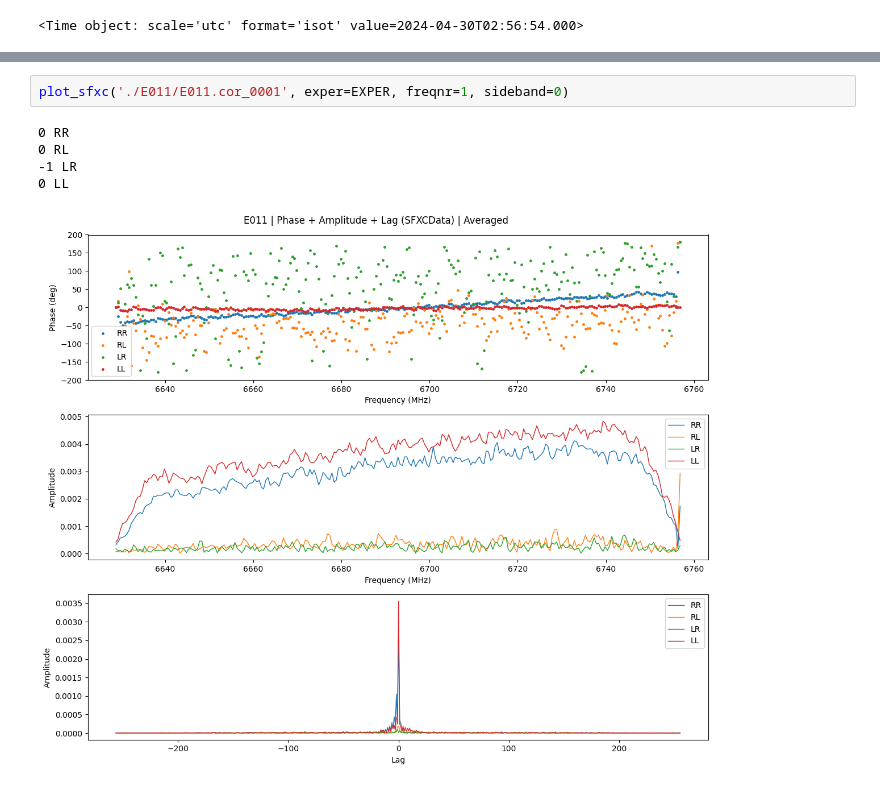
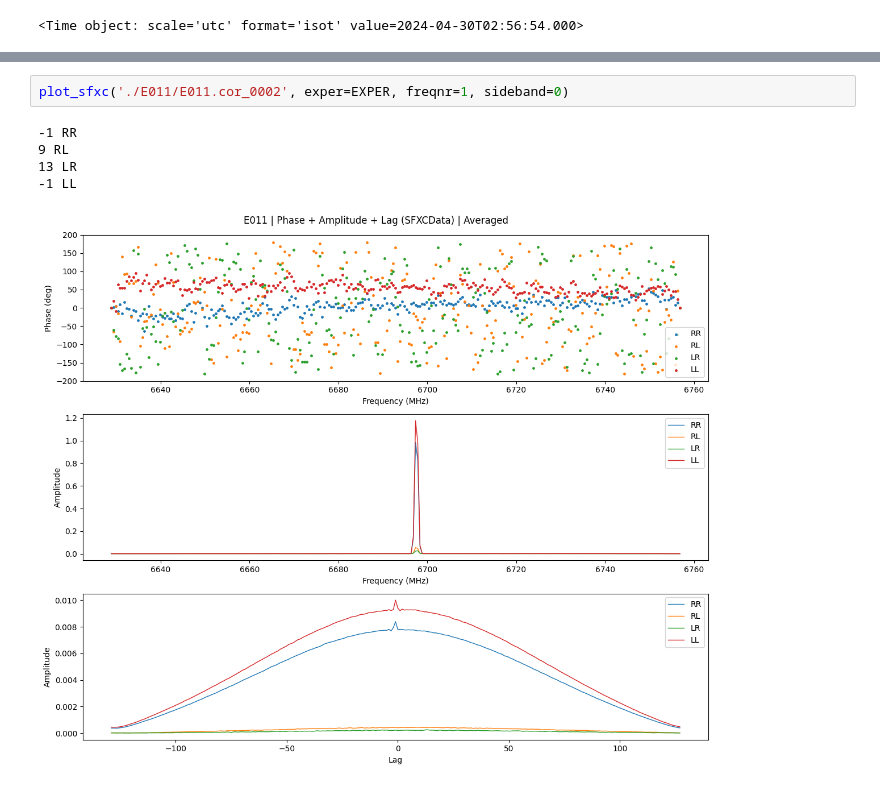
Before and after one commit to matyssxdxd/isbi-aartfaac-tools, a Jupyter notebook: delay_test.ipynb, the cells around one changed output, grey strips where cells are left out. Cells and saved outputs as stored; diff of their text form.

```diff
--- a/delay_test.ipynb
+++ b/delay_test.ipynb
@@ -182,8 +224,8 @@ Reading: /home/matyss/Work/RADIOBLOCKS/isbi-aartfaac-tools/data/161_TEST/subband
 # %%
-plot_sfxc('./E011/E011.cor_0001', exper=EXPER, freqnr=1, sideband=0)
+plot_sfxc('./E011/E011.cor_0002', exper=EXPER, freqnr=1, sideband=0)
 # %% [output]
-0 RR
-0 RL
--1 LR
-0 LL
+-1 RR
+9 RL
+13 LR
+-1 LL
-[figure, old version]
+[figure, new version]
```
Also changed, not shown: parts of 9 cells of this notebook, 6 other files.
